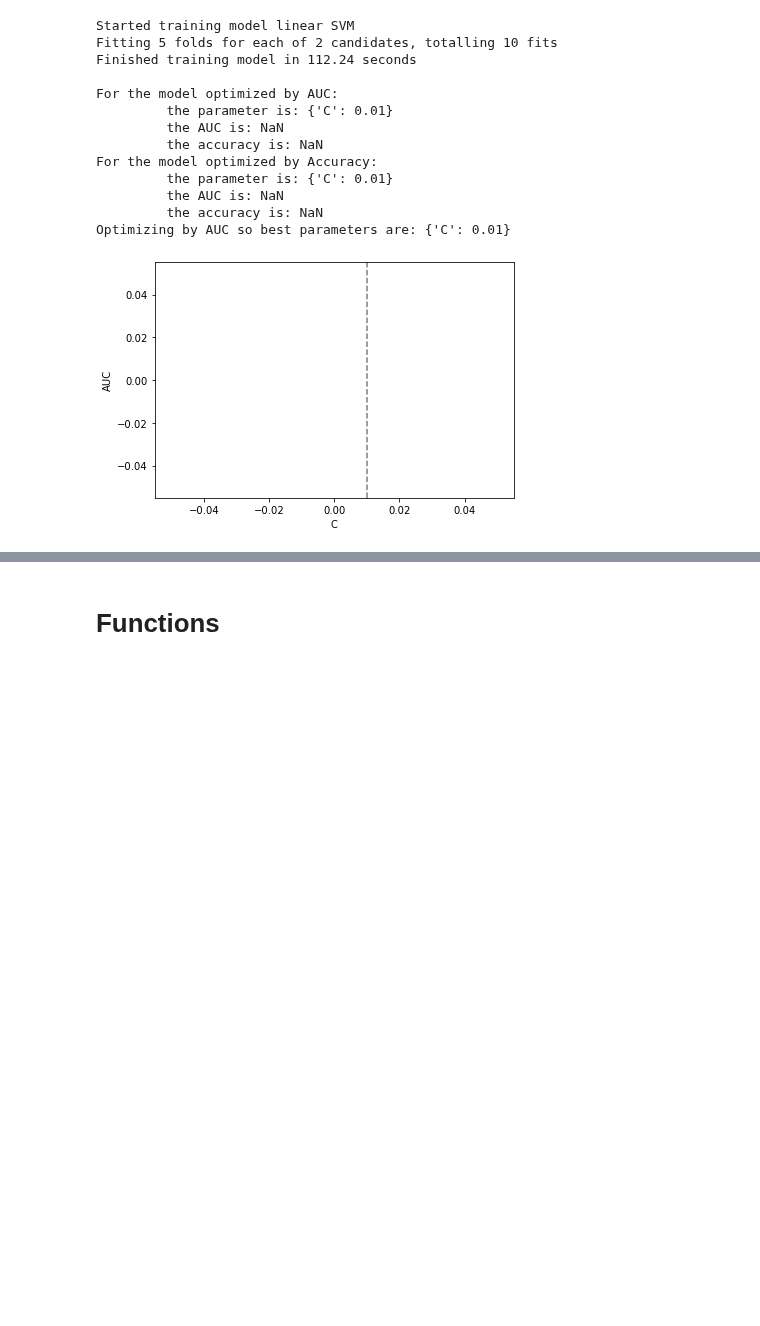
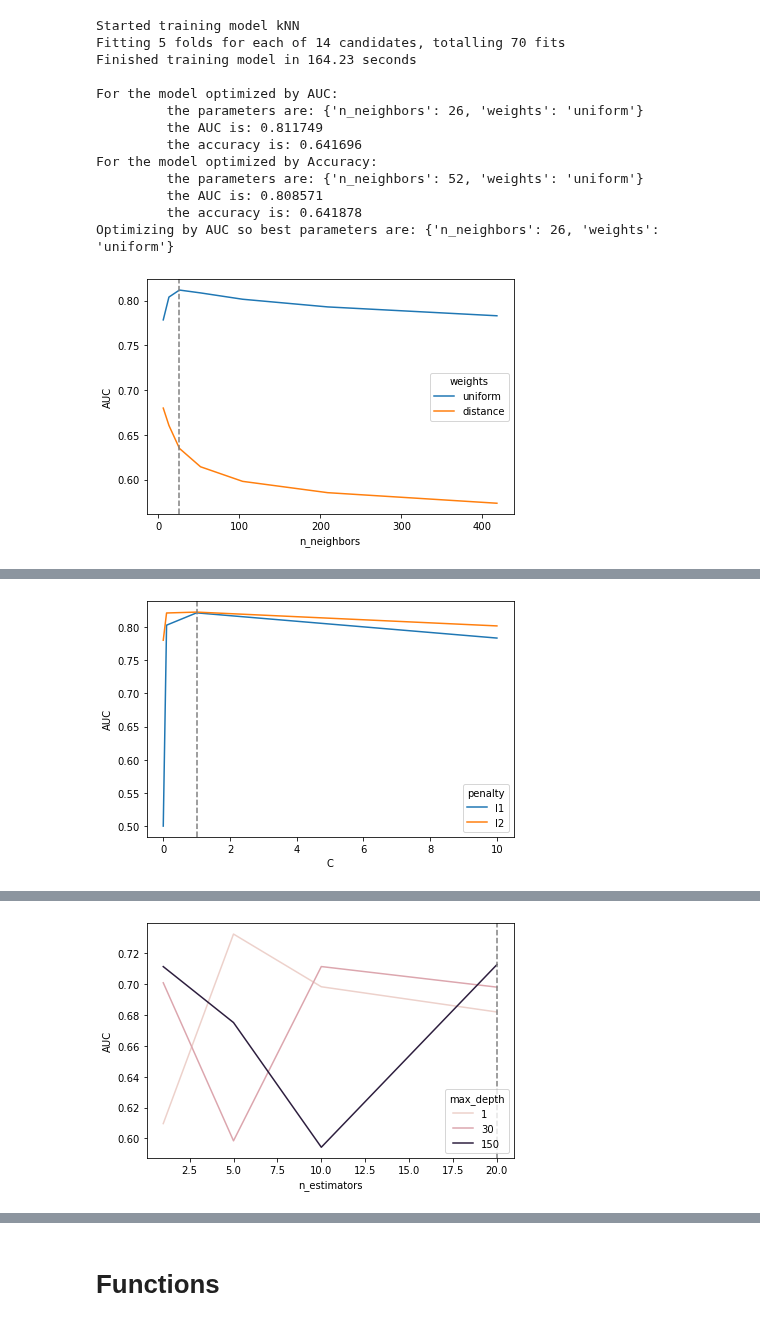
Before and after one commit to Lean-Mean-Protein-Machine-Learning/LMPM, a Jupyter notebook: notebooks/Sklearn_supervised_models_opt.ipynb, the cells around one changed output, grey strips where cells are left out. Cells and saved outputs as stored; diff of their text form; code cells hidden in the pictures; blank space fills up the shorter version.

```diff
--- a/notebooks/Sklearn_supervised_models_opt.ipynb
+++ b/notebooks/Sklearn_supervised_models_opt.ipynb
@@ -262,22 +265,3 @@ params = [
 scoring = {'Accuracy': make_scorer(accuracy_score),
            'AUC':'roc_auc_ovo'}
 refit_sc = 'AUC'
-# %%
-trained_models = []
-scoring = {'Accuracy': make_scorer(accuracy_score)}
-#            'AUC':'roc_auc_ovo'}
-refit_sc = 'Accuracy'
-
-for model, parameters, mod_name in zip(models,params, model_names):
-    print("Started training model", mod_name)
-    time_0 = time()
-    trn_clf = train_opt_model(model, parameters, X_train, y_train, scoring, refit_sc)
-    print("Finished training model in", round(time()-time_0,2),"seconds\n")
-
-    if len(parameters) == 2:
-        plot_param_search(trn_clf, parameters)
-    else:
-        plot_param_search_1d(trn_clf, parameters)
-
-    trained_models.append(trn_clf)
-    print("---------------------------\n")
@@ -291,32 +268,53 @@ KeyError: 'rank_test_AUC'
 # %%
 trained_models = []
 
 for model, parameters, mod_name in zip(models,params, model_names):
     print("Started training model", mod_name)
     time_0 = time()
-    trn_clf = train_opt_model(model, parameters, X_train, y_train, scoring, refit_sc)
-    print("Finished training model in", round(time()-time_0,2),"seconds\n")
 
-    if len(parameters) == 2:
-        plot_param_search(trn_clf, parameters)
+    if str(model)[:3] == 'SVC':
+        trn_clf = train_opt_model(model, parameters, X_train, y_train,
+                                  {'Accuracy':make_scorer(accuracy_score)}, 'Accuracy')
+        print("Finished training model in", round(time()-time_0,2),"seconds\n")
+
+        if len(parameters) == 2:
+            plot_param_search(trn_clf, parameters, 'Accuracy')
+        else:
+            plot_param_search_1d(trn_clf, parameters, 'Accuracy')
+
+        # retrain calculating probabilities
+        best_parm = trn_clf.best_params_
+        if len(best_parm) == 2: #for rbf kerlen
+            trn_clf = SVC(kernel='rbf', C=best_parm['C'], gamma=best_parm['gamma'], probability=True)
+        else:
+            trn_clf = SVC(kernel='linear', C=best_parm['C'], probability=True)
+
+        trn_clf.fit(X_train, y_train)
+
     else:
-        plot_param_search_1d(trn_clf, parameters)
+        trn_clf = train_opt_model(model, parameters, X_train, y_train, scoring, refit_sc)
+        print("Finished training model in", round(time()-time_0,2),"seconds\n")
+
+        if len(parameters) == 2:
+            plot_param_search(trn_clf, parameters, refit_sc)
+        else:
+            plot_param_search_1d(trn_clf, parameters, refit_sc)
 
     trained_models.append(trn_clf)
     print("---------------------------\n")
 # %% [output]
-Started training model linear SVM
-Fitting 5 folds for each of 2 candidates, totalling 10 fits
-Finished training model in 112.24 seconds
+Started training model kNN
+Fitting 5 folds for each of 14 candidates, totalling 70 fits
+Finished training model in 164.23 seconds
 
 For the model optimized by AUC:
-         the parameter is: {'C': 0.01}
-         the AUC is: NaN
-         the accuracy is: NaN
+         the parameters are: {'n_neighbors': 26, 'weights': 'uniform'}
+         the AUC is: 0.811749
+         the accuracy is: 0.641696
 For the model optimized by Accuracy:
-         the parameter is: {'C': 0.01}
-         the AUC is: NaN
-         the accuracy is: NaN
-Optimizing by AUC so best parameters are: {'C': 0.01}
+         the parameters are: {'n_neighbors': 52, 'weights': 'uniform'}
+         the AUC is: 0.808571
+         the accuracy is: 0.641878
+Optimizing by AUC so best parameters are: {'n_neighbors': 26, 'weights': 'uniform'}
-[figure, old version]
+[figure, new version]
 ---------------------------
@@ -322,0 +335 @@ Optimizing by AUC so best parameters are: {'C': 0.01}
+[figure, added]
@@ -322,0 +351 @@ Optimizing by AUC so best parameters are: {'C': 0.01}
+[figure, added]
```
Also changed, not shown: parts of 18 cells of this notebook, 8 other files.
